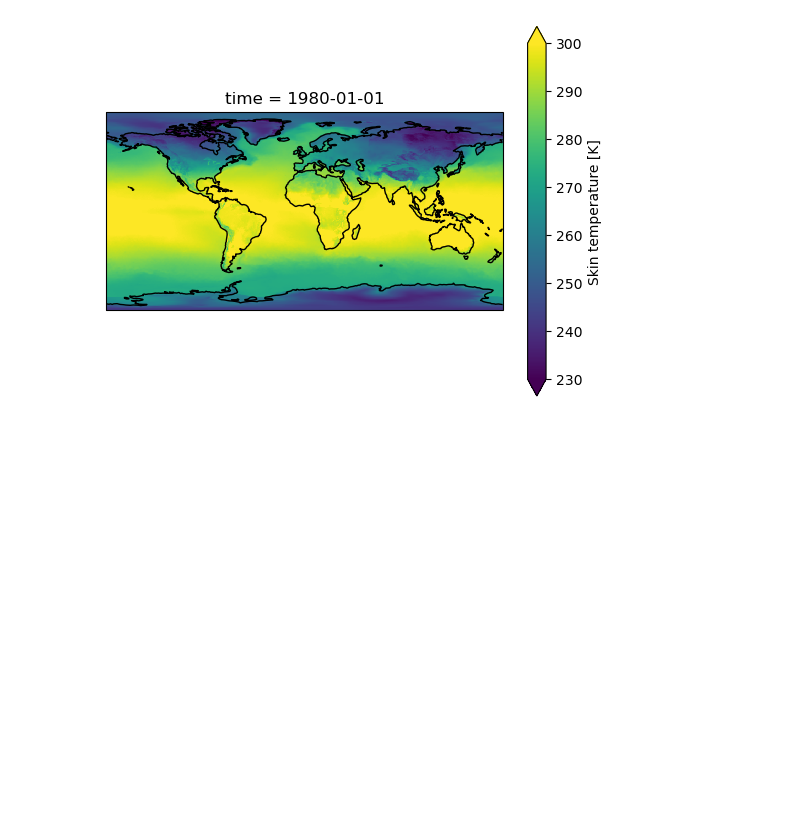
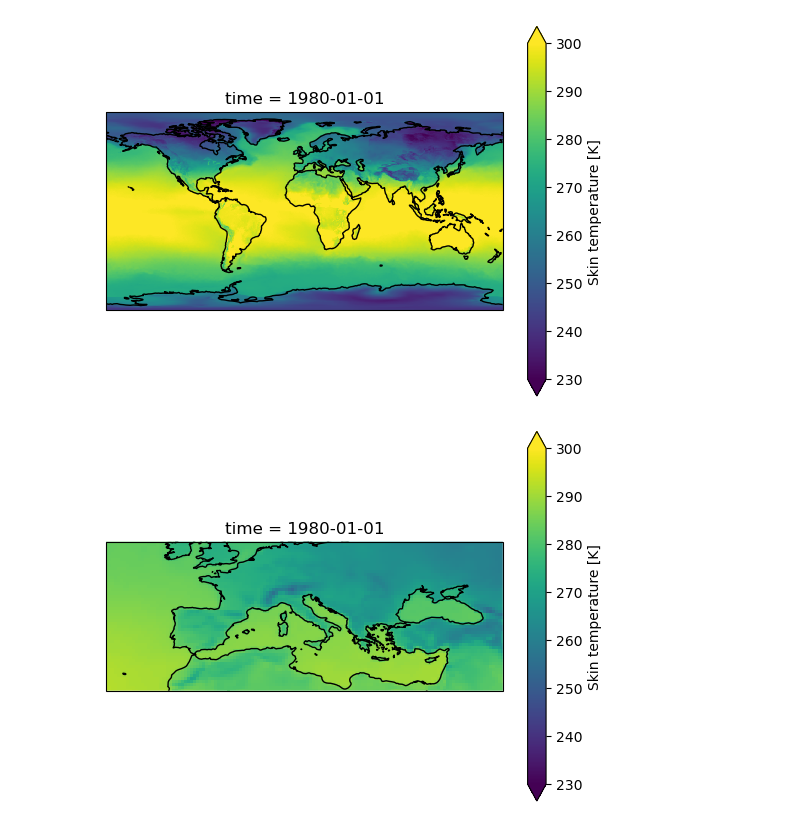
Before and after one commit to rubeenalonso/Practicas-Predictia, a Jupyter notebook: Tarea.ipynb, the cells around one changed output. Saved outputs shown, nothing was run; the diff lists cells and outputs as text; code cells hidden in the pictures; blank space fills up the shorter version.

Commit message:
Región Mediterráneo

```diff
--- a/Tarea.ipynb
+++ b/Tarea.ipynb
@@ -117,3 +118,11 @@ ax.coastlines()
 # %% [output]
 <cartopy.mpl.feature_artist.FeatureArtist at 0x...>
 [figure]
+# %%
+# Se muestra solo la región del Mediterráneo
+ax = plt.axes(projection=ccrs.PlateCarree())
+dr_out.isel(time=0).plot.pcolormesh(ax=ax, vmin=230, vmax=300)
+ax.coastlines()
+ax.set_extent([-20, 45, 30, 50])
+# %% [output]
+[figure, added]
```
Also changed, not shown: parts of 8 cells of this notebook.
